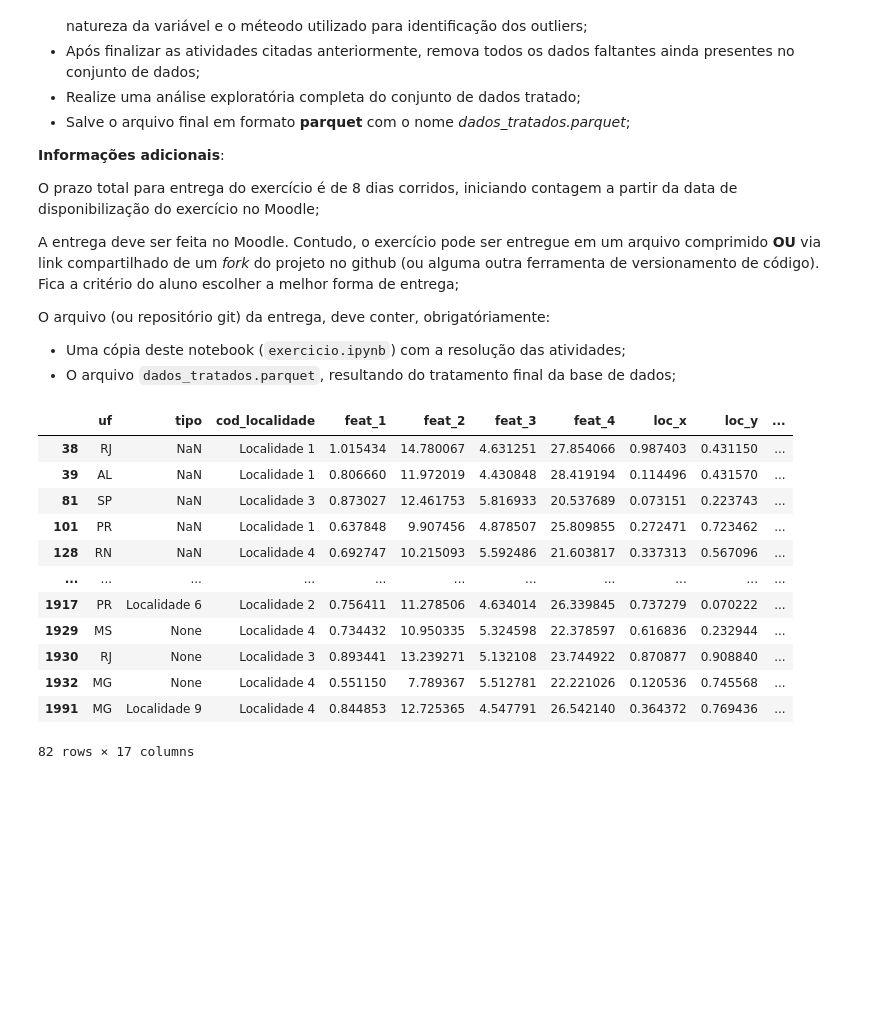
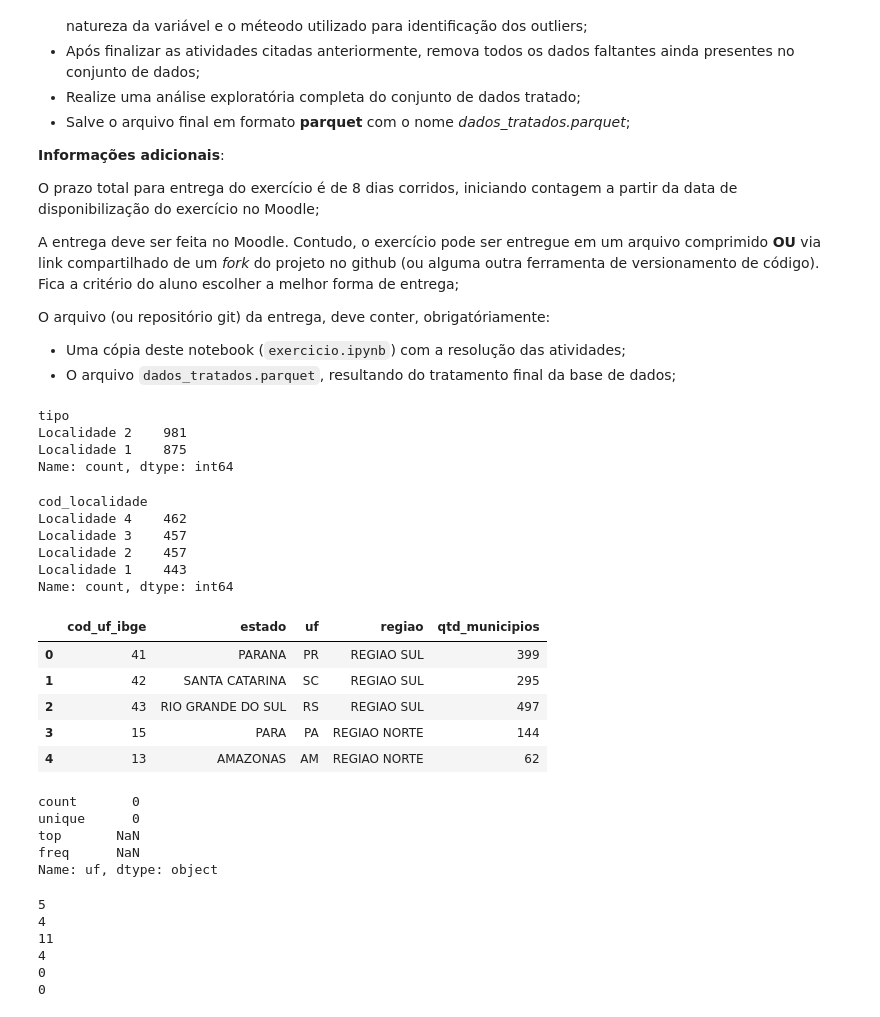
Before and after one commit to victorwasz/datamining-utfpr-2023, a Jupyter notebook: aula_2_e_3/Copia_exercicio_01.ipynb, the cells around one changed output. Drawn from its saved outputs; the diff is of its cells as text; code cells hidden in the pictures; blank space fills up the shorter version.

```diff
--- a/aula_2_e_3/Copia_exercicio_01.ipynb
+++ b/aula_2_e_3/Copia_exercicio_01.ipynb
@@ -361,19 +357,42 @@ O arquivo (ou repositório git) da entrega, deve conter, obrigatóriamente:
+# %%
+import numpy as np
+
+dados.loc[:,"tipo"] = dados.tipo.str.capitalize()
+dados.loc[:,"tipo"] = dados.tipo.apply(lambda x: x.replace("Tipo","Localidade"))
+dados = dados.query("tipo.isin(['Localidade 1','Localidade 2'])")
+dados.tipo.value_counts()
+# %% [output]
+tipo
+Localidade 2    981
+Localidade 1    875
+Name: count, dtype: int64
 # %%
-dados.tipo = dados.tipo.str.capitalize()
-dados = dados[dados.tipo.apply(lambda x: False if (isinstance(x,str) and x.startswith("Tipo")) else True)]
+dados.loc[:,"cod_localidade"] = dados.cod_localidade.str.capitalize()
+dados = dados[dados.cod_localidade.apply(lambda x: False if (isinstance(x,str) and x.startswith("Tipo")) else True)]
+dados = dados.query("cod_localidade.isin(['Localidade 1','Localidade 2','Localidade 3','Localidade 4'])")
+dados.cod_localidade.value_counts()
+# %% [output]
+cod_localidade
+Localidade 4    462
+Localidade 3    457
+Localidade 2    457
+Localidade 1    443
+Name: count, dtype: int64
-# %%
-dados
-# %% [output]
-|  | uf | tipo | cod_localidade | feat_1 | feat_2 | feat_3 | feat_4 | loc_x | loc_y | ... |
-| 38 | RJ | NaN | Localidade 1 | 1.015434 | 14.780067 | 4.631251 | 27.854066 | 0.987403 | 0.431150 | ... |
-| 39 | AL | NaN | Localidade 1 | 0.806660 | 11.972019 | 4.430848 | 28.419194 | 0.114496 | 0.431570 | ... |
-| 81 | SP | NaN | Localidade 3 | 0.873027 | 12.461753 | 5.816933 | 20.537689 | 0.073151 | 0.223743 | ... |
-| 101 | PR | NaN | Localidade 1 | 0.637848 | 9.907456 | 4.878507 | 25.809855 | 0.272471 | 0.723462 | ... |
-| 128 | RN | NaN | Localidade 4 | 0.692747 | 10.215093 | 5.592486 | 21.603817 | 0.337313 | 0.567096 | ... |
-| ... | ... | ... | ... | ... | ... | ... | ... | ... | ... | ... |
-| 1917 | PR | Localidade 6 | Localidade 2 | 0.756411 | 11.278506 | 4.634014 | 26.339845 | 0.737279 | 0.070222 | ... |
-| 1929 | MS | None | Localidade 4 | 0.734432 | 10.950335 | 5.324598 | 22.378597 | 0.616836 | 0.232944 | ... |
-| 1930 | RJ | None | Localidade 3 | 0.893441 | 13.239271 | 5.132108 | 23.744922 | 0.870877 | 0.908840 | ... |
-| 1932 | MG | None | Localidade 4 | 0.551150 | 7.789367 | 5.512781 | 22.221026 | 0.120536 | 0.745568 | ... |
-| 1991 | MG | Localidade 9 | Localidade 4 | 0.844853 | 12.725365 | 4.547791 | 26.542140 | 0.364372 | 0.769436 | ... |
-82 rows × 17 columns
+# %%
+regiao = pd.read_csv("estados.csv")
+regiao.head()
+# %% [output]
+|  | cod_uf_ibge | estado | uf | regiao | qtd_municipios |
+| 0 | 41 | PARANA | PR | REGIAO SUL | 399 |
+| 1 | 42 | SANTA CATARINA | SC | REGIAO SUL | 295 |
+| 2 | 43 | RIO GRANDE DO SUL | RS | REGIAO SUL | 497 |
+| 3 | 15 | PARA | PA | REGIAO NORTE | 144 |
+| 4 | 13 | AMAZONAS | AM | REGIAO NORTE | 62 |
+# %%
+dados[~dados.uf.isin(regiao.uf)].uf.describe()
+# %% [output]
+count       0
+unique      0
+top       NaN
+freq      NaN
+Name: uf, dtype: object
@@ -379,0 +401,15 @@ dados
+# %%
+print(dados.feat_1.isna().sum())
+print(dados.feat_2.isna().sum())
+print(dados.feat_3.isna().sum())
+print(dados.feat_4.isna().sum())
+
+print(sum((dados.feat_1.isna() + dados.feat_2.isna()) == 2))
+print(sum((dados.feat_3.isna() + dados.feat_4.isna()) == 2))
+# %% [output]
+5
+4
+11
+4
+0
+0
```
Also changed, not shown: parts of 6 cells of this notebook.
